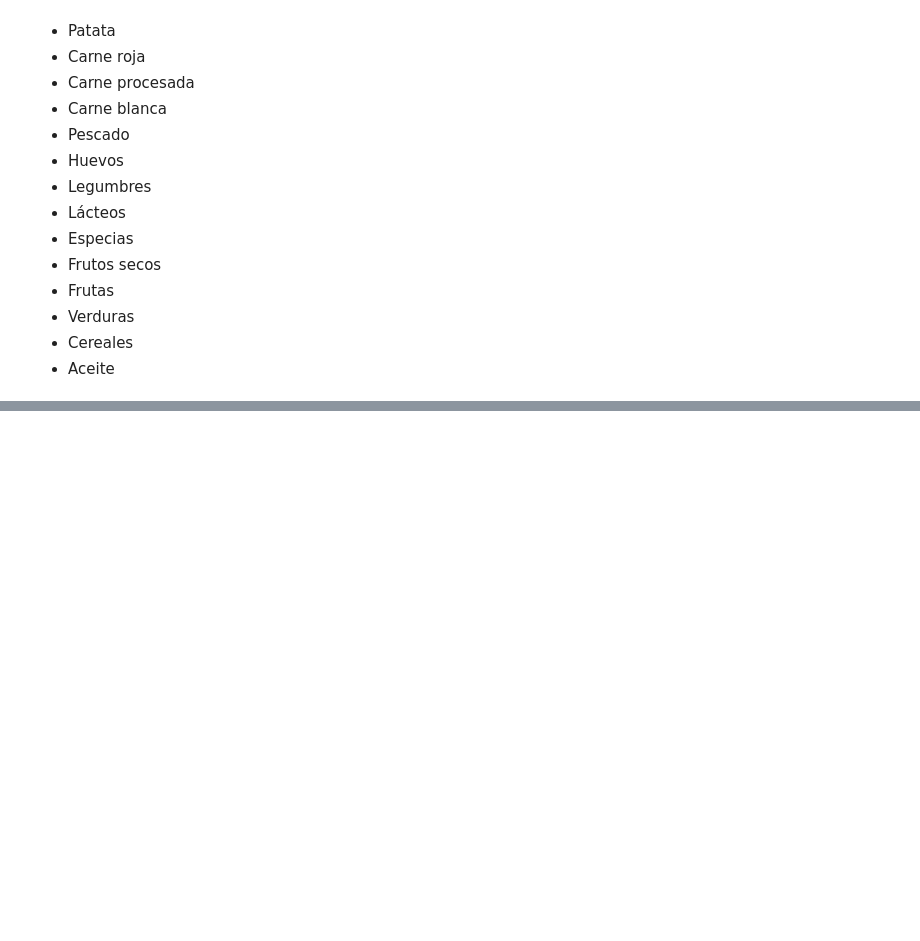
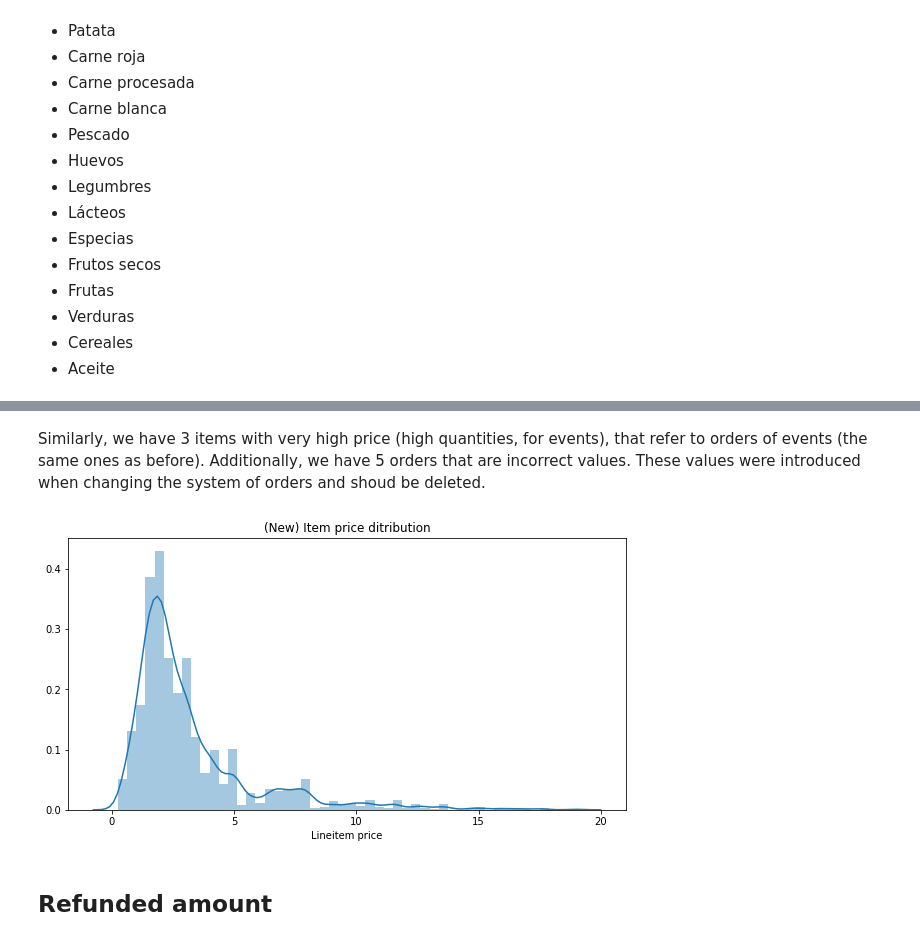
Before and after one commit to adriaferrer/Vimet, a Jupyter notebook: 02. Descriptive statistics/Descriptive_stats_items.ipynb, the cells around one changed output, grey strips where cells are left out. Drawn from its saved outputs; the diff is of its cells as text; code cells hidden in the pictures; blank space fills up the shorter version.

```diff
--- a/02. Descriptive statistics/Descriptive_stats_items.ipynb
+++ b/02. Descriptive statistics/Descriptive_stats_items.ipynb
@@ -93,0 +162,22 @@ items['group_tags'] = items['group_tags'].map(dict_tags2)
+# %% [markdown]
+Similarly, we have 3 items with very high price (high quantities, for events), that refer to orders of events (the same ones as before). Additionally, we have 5 orders that are incorrect values. These values were introduced when changing the system of orders and shoud be deleted.
+# %%
+items = items[items['Name'] != '#1140']
+items = items[items['Name'] != '#1139']
+items = items[items['Name'] != '#1138']
+items = items[items['Name'] != '#1137']
+items = items[items['Name'] != '#1127']
+items = items[items['Name'] != '#1230']
+items = items[items['Name'] != '#1200']
+items = items[items['Name'] != '#1199']
+# %%
+plt.figure(figsize=(10,5))
+
+plt.title("(New) Item price ditribution")
+
+sns.distplot(items['Lineitem price'])
+plt.show()
+# %% [output]
+[figure, added]
+# %% [markdown]
+## Refunded amount
```
Also changed, not shown: parts of 36 cells of this notebook.
